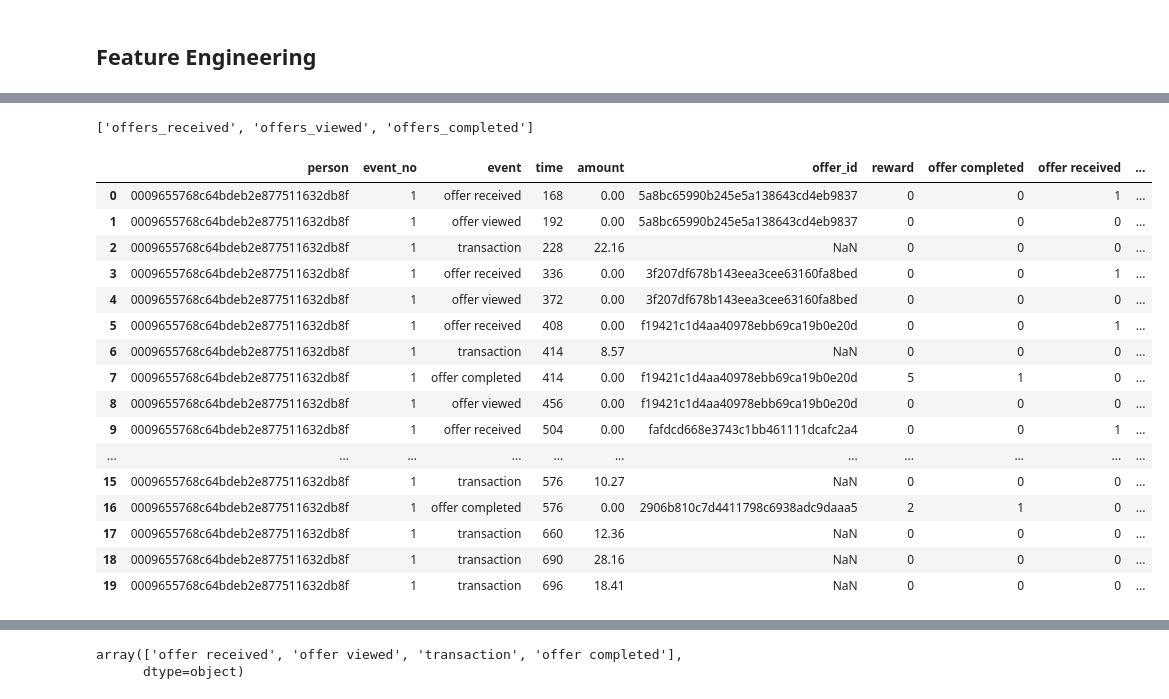
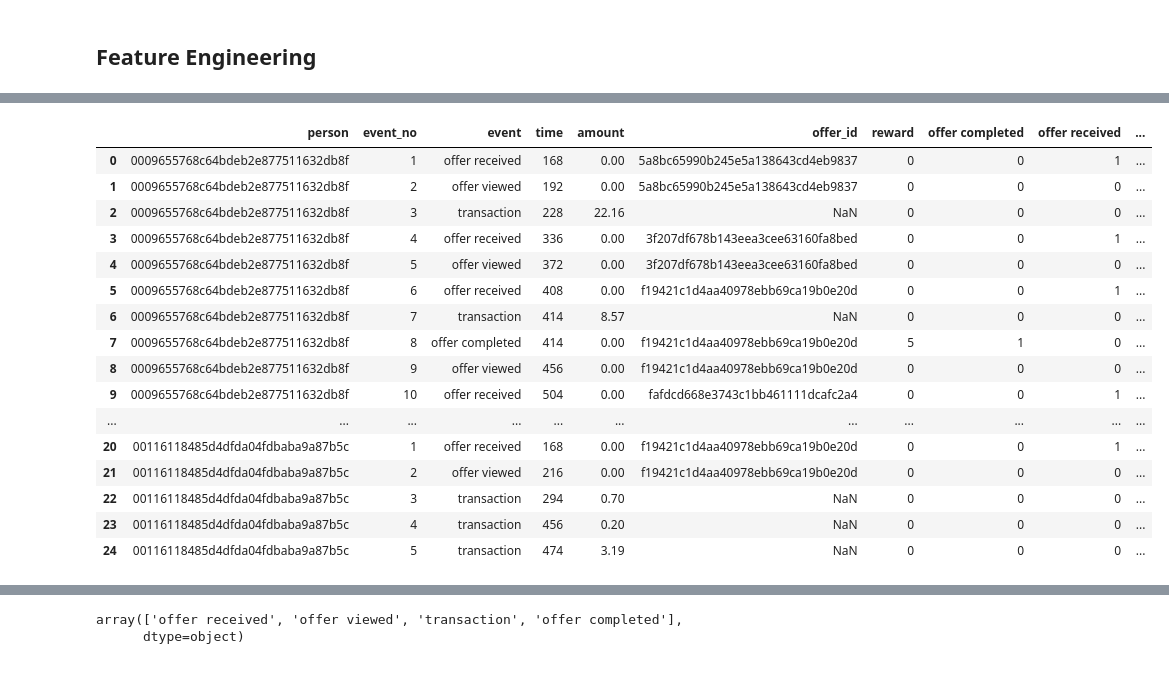
Before and after one commit to felipe-takaoka/starbucks-capstone, a Jupyter notebook: Starbucks_Capstone_notebook.ipynb, the cells around one changed output, grey strips where cells are left out. Cells and saved outputs as stored; diff of their text form; code cells hidden in the pictures.

```diff
--- a/Starbucks_Capstone_notebook.ipynb
+++ b/Starbucks_Capstone_notebook.ipynb
@@ -365,14 +279,14 @@ transcript_df
-# %%
-[rename[col] for col in cols_subtract]
-# %% [output]
-['offers_received', 'offers_viewed', 'offers_completed']
 # %%
 transcript_feats = transcript_df.copy()
 
+# Create dummy variables for the events (to perform a cumulative sum)
 transcript_feats = pd.concat([transcript_feats, pd.get_dummies(transcript_feats["event"])], axis=1)
-transcript_feats["event_no"] = 1
+transcript_feats["event_no_aux"] = 1
+
+# Define the columns to aggregate, their function and their new name
 agg_cols = {
-    "event_no": ("sum", "event_no"),
+    # original column name: (agg function, agg column name)
+    "event_no_aux": ("sum", "event_no"),
     "amount": ("sum", "cum_amount"),
     "reward": ("sum", "cum_reward"),
     "transaction": ("sum", "transactions"),
@@ -383,51 +297,66 @@ agg_cols = {
 }
 aggs = {k: v[0] for k, v in agg_cols.items()}
 rename = {k:v[1] for k,v in agg_cols.items()}
+
+# Perform the aggregations on the expanding window partitioned by each person
 transcript_aggs = transcript_feats.groupby("person").expanding().agg(aggs)
 transcript_aggs = transcript_aggs.rename(columns=rename)
 transcript_aggs = transcript_aggs.reset_index().drop(columns="level_1")
+transcript_feats = transcript_feats.drop(columns="event_no_aux")
 transcript_feats = transcript_feats.merge(transcript_aggs, on=["person", "event_no"])
 
-cols_subtract = [col for col in agg_cols.keys() if col not in ["event_no", "time"]]
+# Subtract the current "event" so that they account only for the past (without information not available on inference time)
+cols_subtract = [col for col in agg_cols.keys() if col not in ["event_no_aux", "time"]]
 cols_keep = [rename[col] for col in cols_subtract]
-transcript_feats.loc[:, cols_keep] -= transcript_feats.loc[:, cols_subtract]
-transcript_feats.head(20)
+transcript_feats.loc[:, cols_keep] -= transcript_feats.loc[:, cols_subtract].values
+
+# Time since each person's first event
+transcript_feats["time_customer"] = transcript_feats["time"] - transcript_feats["min_time"]
+transcript_feats = transcript_feats.drop(columns="min_time")
+
+# Average transaction value (up to that point)
+transcript_feats["atv"] = transcript_feats["cum_amount"] / transcript_feats["transactions"]
+# Percentage of offers completed (completed / received) - up to that point
+transcript_feats["offer_usage"] = transcript_feats["offers_completed"] / transcript_feats["offers_received"]
+
+transcript_feats.head(25)
+
 
 # transcript_feats["cum_amount"] = transcript_feats.groupby("person")["amount"].transform(pd.Series.cumsum)
 # transcript_feats["cum_amount"] -= transcript_feats["amount"]
 # transcript_feats["cum_reward"] = transcript_feats.groupby("person")["reward"].transform(pd.Series.cumsum)
 # transcript_feats["cum_reward"] -= transcript_feats["reward"]
 
 # feat_map = {
 #     "transaction":     "transactions",
 #     "offer received":  "offers_received",
 #     "offer viewed":    "offers_viewed",
 #     "offer completed": "offers_completed"
 # }
 
 # for dummy_col, feat in feat_map.items():
 #     transcript_feats[feat] = transcript_feats.groupby("person")[dummy_col].transform(pd.Series.cumsum)
 #     transcript_feats[feat] -= transcript_feats[dummy_col]
 # # Drop dummy columns
 # transcript_feats = transcript_feats.drop(columns=feat_map.keys())
 # %% [output]
 |  | person | event_no | event | time | amount | offer_id | reward | offer completed | offer received | ... |
 | 0 | 0009655768c64bdeb2e877511632db8f | 1 | offer received | 168 | 0.00 | 5a8bc65990b245e5a138643cd4eb9837 | 0 | 0 | 1 | ... |
-| 1 | 0009655768c64bdeb2e877511632db8f | 1 | offer viewed | 192 | 0.00 | 5a8bc65990b245e5a138643cd4eb9837 | 0 | 0 | 0 | ... |
-| 2 | 0009655768c64bdeb2e877511632db8f | 1 | transaction | 228 | 22.16 | NaN | 0 | 0 | 0 | ... |
-| 3 | 0009655768c64bdeb2e877511632db8f | 1 | offer received | 336 | 0.00 | 3f207df678b143eea3cee63160fa8bed | 0 | 0 | 1 | ... |
-| 4 | 0009655768c64bdeb2e877511632db8f | 1 | offer viewed | 372 | 0.00 | 3f207df678b143eea3cee63160fa8bed | 0 | 0 | 0 | ... |
-| 5 | 0009655768c64bdeb2e877511632db8f | 1 | offer received | 408 | 0.00 | f19421c1d4aa40978ebb69ca19b0e20d | 0 | 0 | 1 | ... |
-| 6 | 0009655768c64bdeb2e877511632db8f | 1 | transaction | 414 | 8.57 | NaN | 0 | 0 | 0 | ... |
-| 7 | 0009655768c64bdeb2e877511632db8f | 1 | offer completed | 414 | 0.00 | f19421c1d4aa40978ebb69ca19b0e20d | 5 | 1 | 0 | ... |
-| 8 | 0009655768c64bdeb2e877511632db8f | 1 | offer viewed | 456 | 0.00 | f19421c1d4aa40978ebb69ca19b0e20d | 0 | 0 | 0 | ... |
-| 9 | 0009655768c64bdeb2e877511632db8f | 1 | offer received | 504 | 0.00 | fafdcd668e3743c1bb461111dcafc2a4 | 0 | 0 | 1 | ... |
+| 1 | 0009655768c64bdeb2e877511632db8f | 2 | offer viewed | 192 | 0.00 | 5a8bc65990b245e5a138643cd4eb9837 | 0 | 0 | 0 | ... |
+| 2 | 0009655768c64bdeb2e877511632db8f | 3 | transaction | 228 | 22.16 | NaN | 0 | 0 | 0 | ... |
+| 3 | 0009655768c64bdeb2e877511632db8f | 4 | offer received | 336 | 0.00 | 3f207df678b143eea3cee63160fa8bed | 0 | 0 | 1 | ... |
+| 4 | 0009655768c64bdeb2e877511632db8f | 5 | offer viewed | 372 | 0.00 | 3f207df678b143eea3cee63160fa8bed | 0 | 0 | 0 | ... |
+| 5 | 0009655768c64bdeb2e877511632db8f | 6 | offer received | 408 | 0.00 | f19421c1d4aa40978ebb69ca19b0e20d | 0 | 0 | 1 | ... |
+| 6 | 0009655768c64bdeb2e877511632db8f | 7 | transaction | 414 | 8.57 | NaN | 0 | 0 | 0 | ... |
+| 7 | 0009655768c64bdeb2e877511632db8f | 8 | offer completed | 414 | 0.00 | f19421c1d4aa40978ebb69ca19b0e20d | 5 | 1 | 0 | ... |
+| 8 | 0009655768c64bdeb2e877511632db8f | 9 | offer viewed | 456 | 0.00 | f19421c1d4aa40978ebb69ca19b0e20d | 0 | 0 | 0 | ... |
+| 9 | 0009655768c64bdeb2e877511632db8f | 10 | offer received | 504 | 0.00 | fafdcd668e3743c1bb461111dcafc2a4 | 0 | 0 | 1 | ... |
 | ... | ... | ... | ... | ... | ... | ... | ... | ... | ... | ... |
-| 15 | 0009655768c64bdeb2e877511632db8f | 1 | transaction | 576 | 10.27 | NaN | 0 | 0 | 0 | ... |
-| 16 | 0009655768c64bdeb2e877511632db8f | 1 | offer completed | 576 | 0.00 | 2906b810c7d4411798c6938adc9daaa5 | 2 | 1 | 0 | ... |
-| 17 | 0009655768c64bdeb2e877511632db8f | 1 | transaction | 660 | 12.36 | NaN | 0 | 0 | 0 | ... |
-| 18 | 0009655768c64bdeb2e877511632db8f | 1 | transaction | 690 | 28.16 | NaN | 0 | 0 | 0 | ... |
-| 19 | 0009655768c64bdeb2e877511632db8f | 1 | transaction | 696 | 18.41 | NaN | 0 | 0 | 0 | ... |
+| 20 | 00116118485d4dfda04fdbaba9a87b5c | 1 | offer received | 168 | 0.00 | f19421c1d4aa40978ebb69ca19b0e20d | 0 | 0 | 1 | ... |
+| 21 | 00116118485d4dfda04fdbaba9a87b5c | 2 | offer viewed | 216 | 0.00 | f19421c1d4aa40978ebb69ca19b0e20d | 0 | 0 | 0 | ... |
+| 22 | 00116118485d4dfda04fdbaba9a87b5c | 3 | transaction | 294 | 0.70 | NaN | 0 | 0 | 0 | ... |
+| 23 | 00116118485d4dfda04fdbaba9a87b5c | 4 | transaction | 456 | 0.20 | NaN | 0 | 0 | 0 | ... |
+| 24 | 00116118485d4dfda04fdbaba9a87b5c | 5 | transaction | 474 | 3.19 | NaN | 0 | 0 | 0 | ... |
 # %%
 transcript_feats = transcript_df.copy()
 
```
Also changed, not shown: parts of 6 cells of this notebook.
